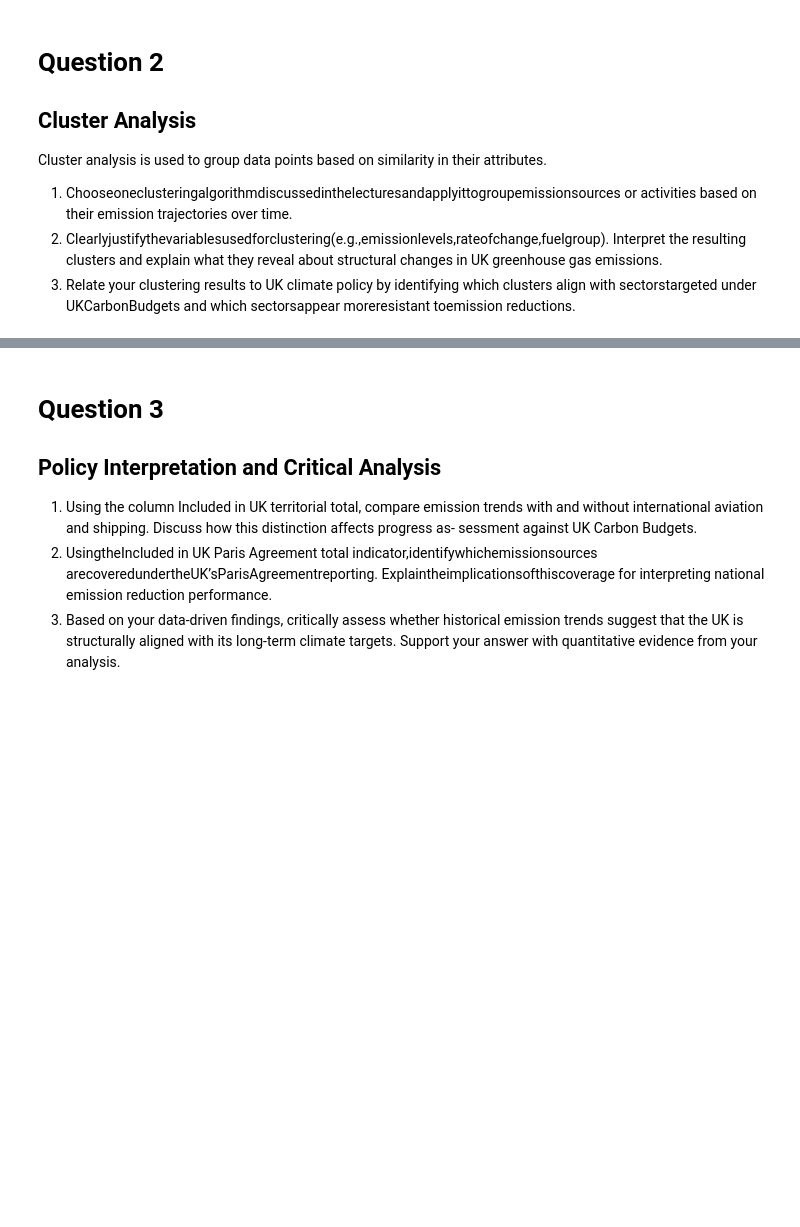
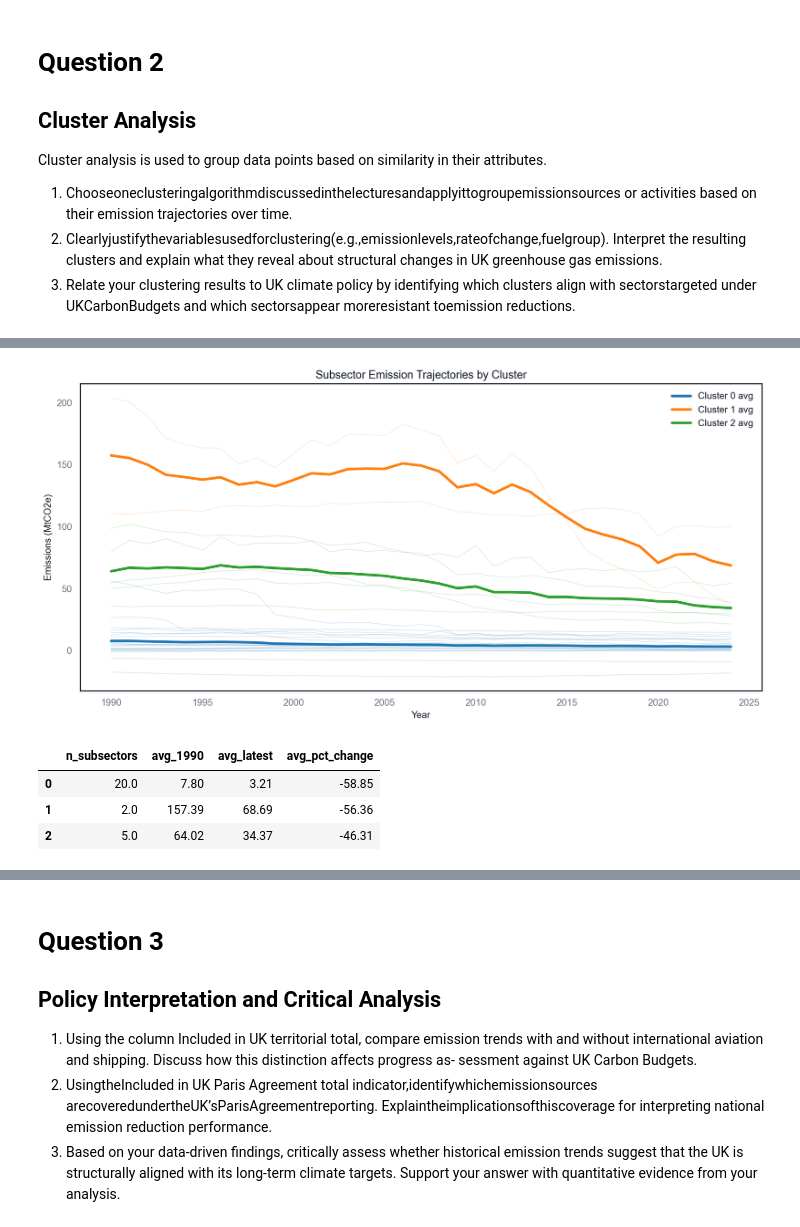
Before and after one commit to PontusNeumann/CBS-Spring26, a Jupyter notebook: Assignment 1.ipynb, the cells around one changed output, grey strips where cells are left out. Drawn from its saved outputs; the diff is of its cells as text; code cells hidden in the pictures; blank space fills up the shorter version.

```diff
--- a/Assignment 1.ipynb
+++ b/Assignment 1.ipynb
@@ -709,0 +779,12 @@ reductions.
+# %%
+from IPython.display import Markdown, display
+
+lines = []
+for c in range(k):
+    members = cluster_map[cluster_map == c].index.tolist()
+    lines.append(f"### Cluster {c} ({len(members)} subsectors)")
+    for m in members:
+        lines.append(f"- {m}")
+    lines.append("")
+
+display(Markdown("\n".join(lines)))
@@ -709,0 +824,38 @@ reductions.
+# %%
+colors = ["tab:blue", "tab:orange", "tab:green", "tab:red"]
+
+fig, ax = plt.subplots(figsize=(12, 6))
+for c in range(k):
+    members = cluster_map[cluster_map == c].index.tolist()
+    for m in members:
+        ax.plot(pivot_sub.index, pivot_sub[m], color=colors[c], alpha=0.15, linewidth=1)
+    ax.plot(pivot_sub.index, pivot_sub[members].mean(axis=1),
+            color=colors[c], linewidth=3, label=f"Cluster {c} avg")
+
+ax.set_title("Subsector Emission Trajectories by Cluster")
+ax.set_xlabel("Year")
+ax.set_ylabel("Emissions (MtCO2e)")
+ax.legend(frameon=False)
+plt.tight_layout()
+plt.show()
+# %% [output]
+[figure, added]
+# %%
+# --- Cluster summary ---
+summary = pd.DataFrame(index=range(k))
+for c in range(k):
+    members = cluster_map[cluster_map == c].index.tolist()
+    summary.loc[c, "n_subsectors"] = len(members)
+    summary.loc[c, "avg_1990"] = pivot_sub[members].iloc[0].mean()
+    summary.loc[c, "avg_latest"] = pivot_sub[members].iloc[-1].mean()
+    summary.loc[c, "avg_pct_change"] = (
+        (pivot_sub[members].iloc[-1].mean() - pivot_sub[members].iloc[0].mean())
+        / abs(pivot_sub[members].iloc[0].mean()) * 100
+    )
+
+display(summary.round(2))
+# %% [output]
+|  | n_subsectors | avg_1990 | avg_latest | avg_pct_change |
+| 0 | 20.0 | 7.80 | 3.21 | -58.85 |
+| 1 | 2.0 | 157.39 | 68.69 | -56.36 |
+| 2 | 5.0 | 64.02 | 34.37 | -46.31 |
```
Also changed, not shown: parts of 5 cells of this notebook.
